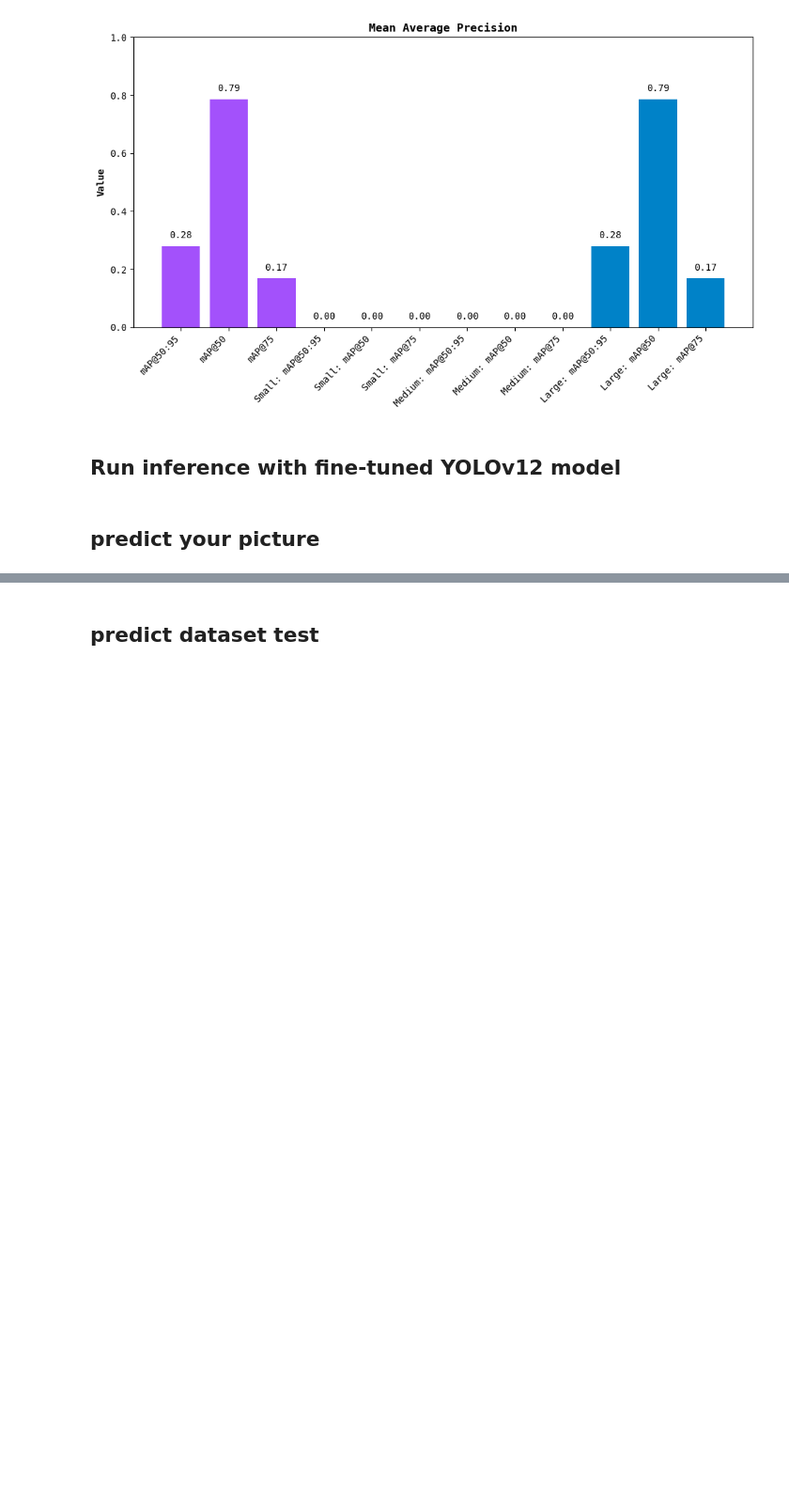
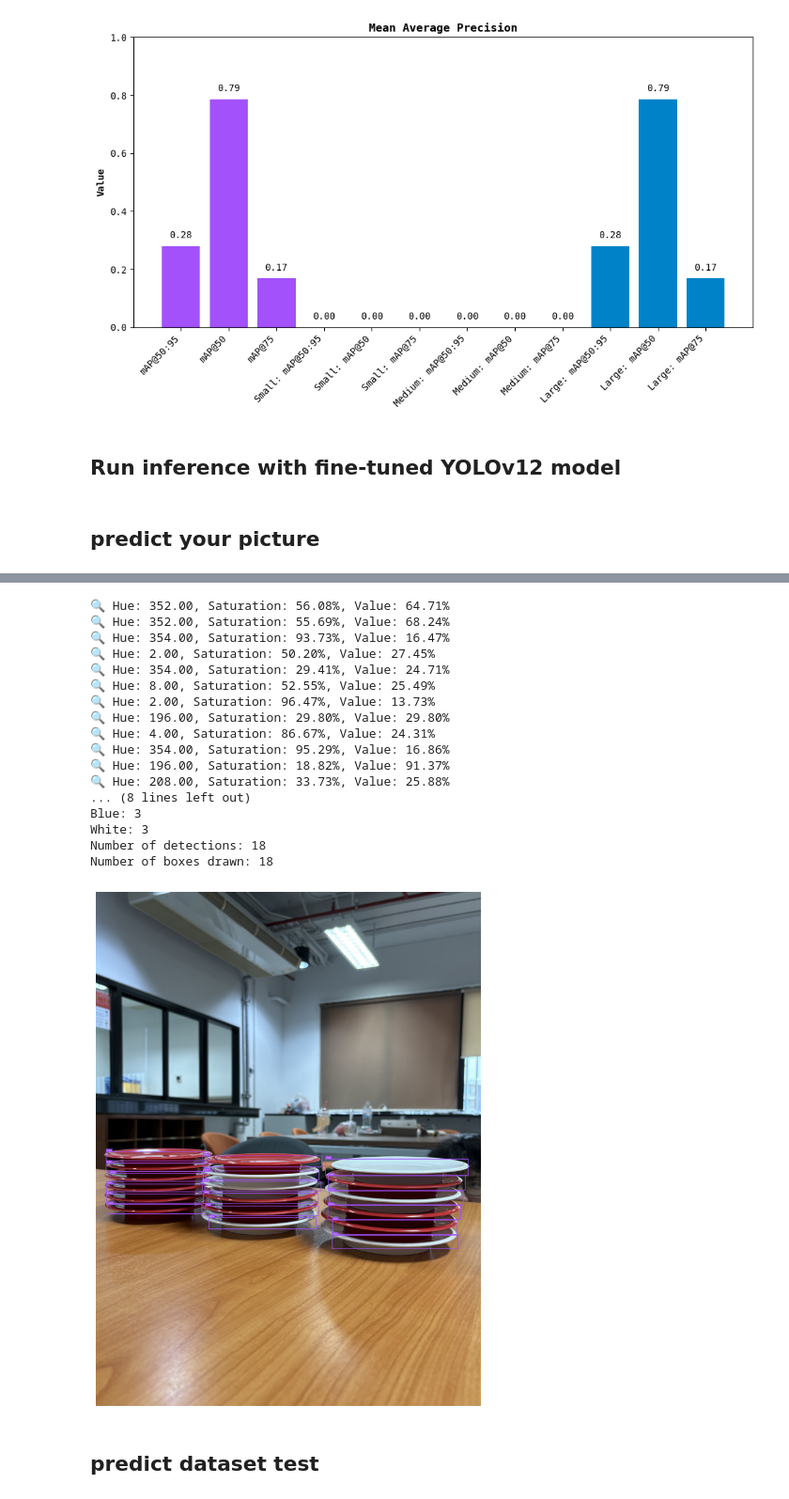
Before and after one commit to ponmak/DL_project, a Jupyter notebook: project/test_model/test_model.ipynb, the cells around one changed output, grey strips where cells are left out. Shown at 94% size. Saved outputs shown, nothing was run; the diff lists cells and outputs as text; code cells hidden in the pictures; blank space fills up the shorter version.

```diff
--- a/project/test_model/test_model.ipynb
+++ b/project/test_model/test_model.ipynb
@@ -440,6 +439,6 @@ def process_image(image_path, model, sv):
 ## predict your picture
 # %%
 #select your picture to predict
-image_path = "/content/IMG_2060.JPG"
+image_path = "C:\Manus\DL_project\project\IMG_2042.JPG"
 result_count, result_image = process_image(image_path, model, sv)
 # %% [output]
@@ -447,3 +448,21 @@ FileNotFoundError: [Errno 2] No such file or directory: 'C:\\content\\IMG_2060.J
+🔍 Hue: 352.00, Saturation: 56.08%, Value: 64.71%
+🔍 Hue: 352.00, Saturation: 55.69%, Value: 68.24%
+🔍 Hue: 354.00, Saturation: 93.73%, Value: 16.47%
+🔍 Hue: 2.00, Saturation: 50.20%, Value: 27.45%
+🔍 Hue: 354.00, Saturation: 29.41%, Value: 24.71%
+🔍 Hue: 8.00, Saturation: 52.55%, Value: 25.49%
+🔍 Hue: 2.00, Saturation: 96.47%, Value: 13.73%
+🔍 Hue: 196.00, Saturation: 29.80%, Value: 29.80%
+🔍 Hue: 4.00, Saturation: 86.67%, Value: 24.31%
+🔍 Hue: 354.00, Saturation: 95.29%, Value: 16.86%
+🔍 Hue: 196.00, Saturation: 18.82%, Value: 91.37%
+🔍 Hue: 208.00, Saturation: 33.73%, Value: 25.88%
+... (8 lines left out)
+Blue: 3
+White: 3
+Number of detections: 18
+Number of boxes drawn: 18
+[figure, added]
 # %% [markdown]
 ## predict dataset test
 # %%
```
Also changed, not shown: parts of 4 cells of this notebook, 28 other files.
